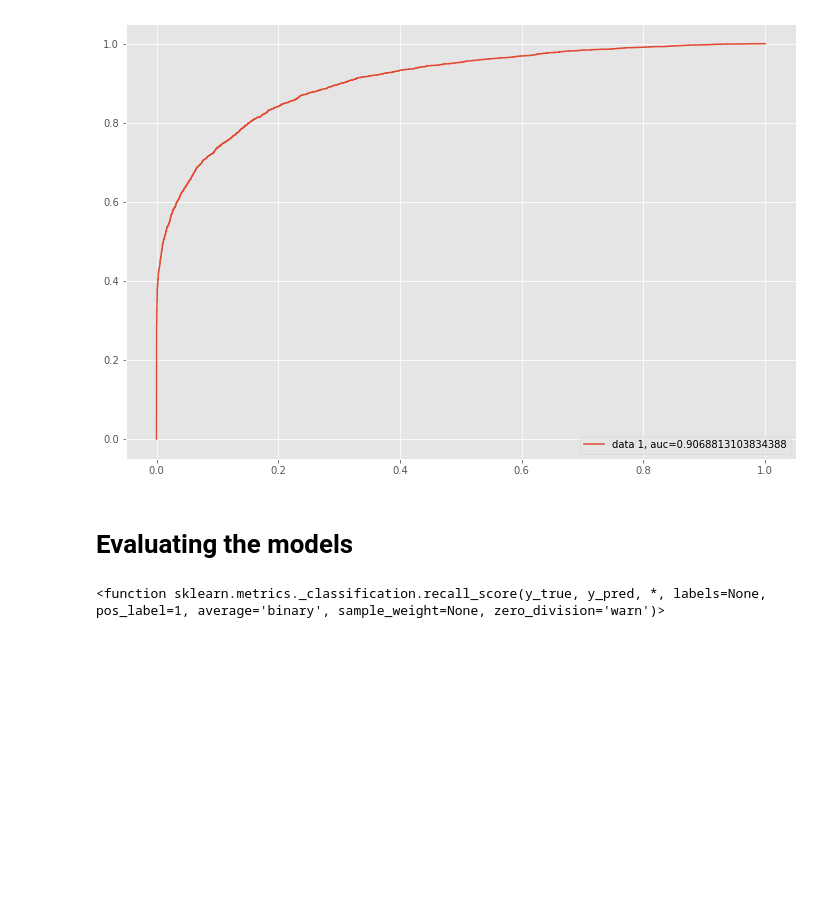
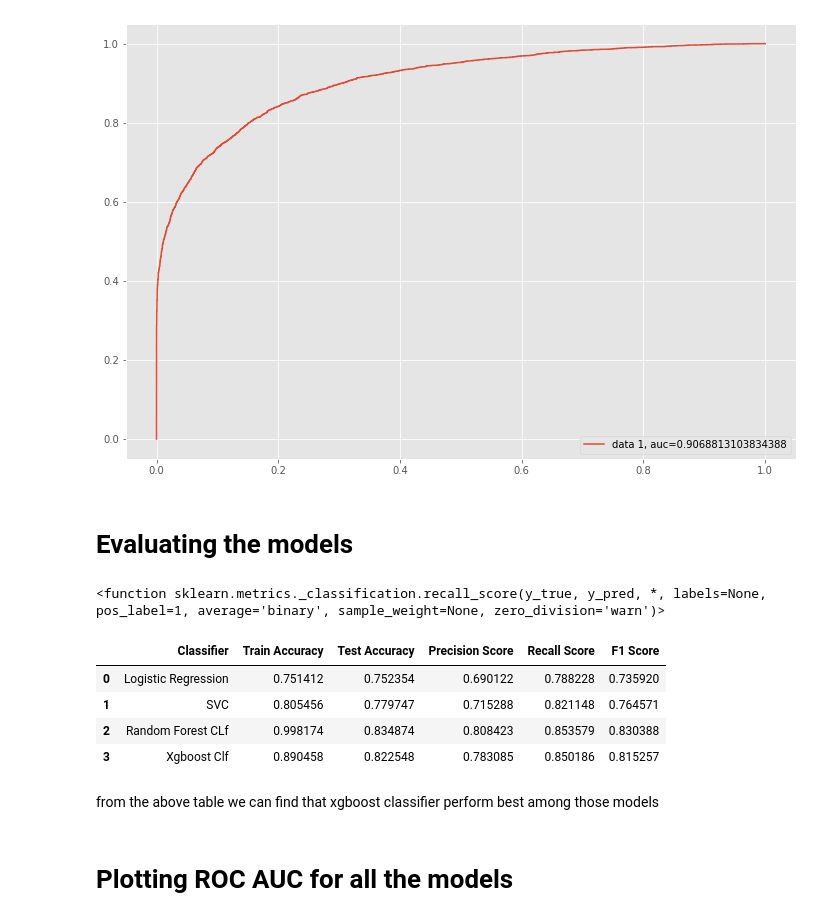
Before and after one commit to harshithgowdakc/Credit-Card-Default-Prediction, a Jupyter notebook: Credit_Card_Default_Prediction.ipynb, the cells around one changed output. Drawn from its saved outputs; the diff is of its cells as text; code cells hidden in the pictures; blank space fills up the shorter version.

```diff
--- a/Credit_Card_Default_Prediction.ipynb
+++ b/Credit_Card_Default_Prediction.ipynb
@@ -1794,3 +1794,23 @@ plt.show()
 recall_score
 # %% [output]
 <function sklearn.metrics._classification.recall_score(y_true, y_pred, *, labels=None, pos_label=1, average='binary', sample_weight=None, zero_division='warn')>
+# %%
+#create a table of all models all score for comparison
+classifiers = ['Logistic Regression', 'SVC', 'Random Forest CLf', 'Xgboost Clf']
+train_accuracy = [train_accuracy_lr, train_accuracy_SVC, train_accuracy_rf, train_accuracy_xgm_tuned]
+test_accuracy = [test_accuracy_lr, test_accuracy_SVC, test_accuracy_rf, test_accuracy_xgm_tuned]
+precision_score = [test_precision_score_lr, test_precision_score_SVC, test_precision_score_rf, test_precision_xgm_tuned]
+recall_score = [test_recall_score_lr, test_recall_score_SVC, test_recall_score_rf, test_recall_score_xgm_tuned]
+f1_score = [test_f1_score_lr, test_f1_score_SVC, test_f1_score_rf, test_f1_score_xgm_tuned]
+# %%
+pd.DataFrame({'Classifier':classifiers, 'Train Accuracy': train_accuracy, 'Test Accuracy': test_accuracy, 'Precision Score': precision_score, 'Recall Score': recall_score, 'F1 Score': f1_score })
+# %% [output]
+|  | Classifier | Train Accuracy | Test Accuracy | Precision Score | Recall Score | F1 Score |
+| 0 | Logistic Regression | 0.751412 | 0.752354 | 0.690122 | 0.788228 | 0.735920 |
+| 1 | SVC | 0.805456 | 0.779747 | 0.715288 | 0.821148 | 0.764571 |
+| 2 | Random Forest CLf | 0.998174 | 0.834874 | 0.808423 | 0.853579 | 0.830388 |
+| 3 | Xgboost Clf | 0.890458 | 0.822548 | 0.783085 | 0.850186 | 0.815257 |
+# %% [markdown]
+from the above table we can find that xgboost classifier perform best among those models
+# %% [markdown]
+# **Plotting ROC AUC for all the models**
```
Also changed, not shown: parts of 13 cells of this notebook.
